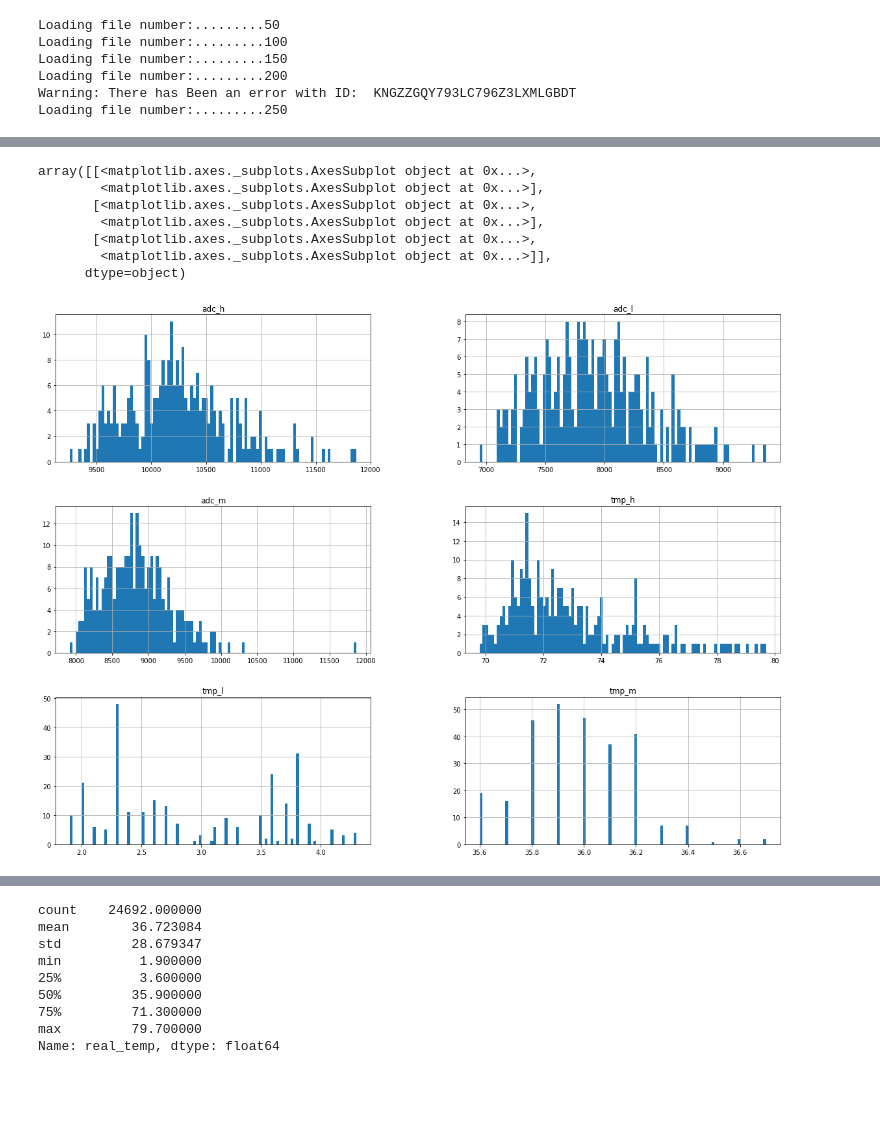
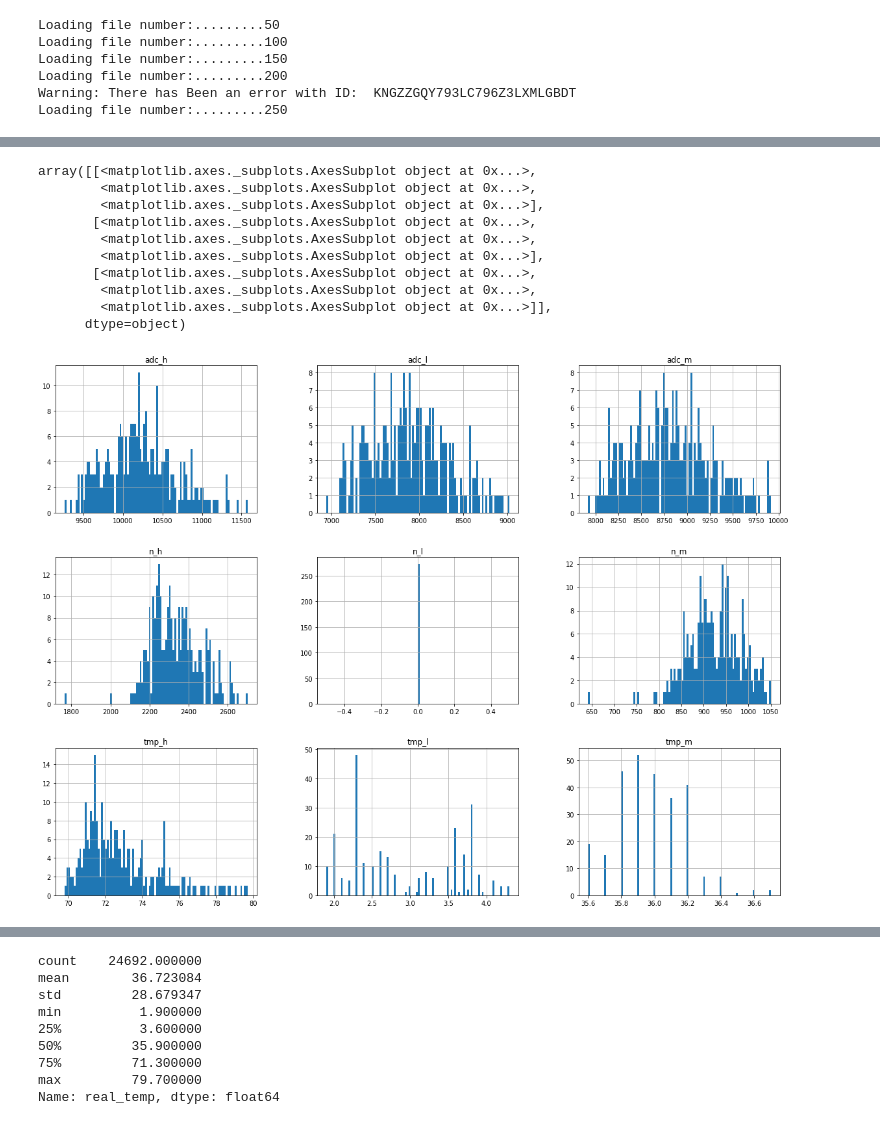
Before and after one commit to chamodw/ir-calibration, a Jupyter notebook: ml/DataVisualitzation.ipynb, the cells around one changed output, grey strips where cells are left out. Cells and saved outputs as stored; diff of their text form; code cells hidden in the pictures; blank space fills up the shorter version.

Commit message:
basic visualitzations

```diff
--- a/ml/DataVisualitzation.ipynb
+++ b/ml/DataVisualitzation.ipynb
@@ -30,8 +30,7 @@ df.describe()
 # %%
 import glob
 import numpy as np
-OUTLIER=15000
-OUTLIER_LOW=6000
+
 path = r'../data_tue/*' # use your path
 all_folders = glob.glob(path)
 
@@ -72,9 +71,10 @@ for folder in all_folders:
             print (bcolors.WARNING + "Warning: There has Been an error with ID:  "+str(folder.split('/')[2])+ bcolors.ENDC)
             break
     #removing some outliers
-    if np.average(np_low_adc)<OUTLIER and np.average(np_mid_adc)<OUTLIER and np.average(np_high_adc)<OUTLIER and np.average(np_low_adc)>OUTLIER_LOW and np.average(np_mid_adc)>OUTLIER_LOW and np.average(np_high_adc)>OUTLIER_LOW:
-        df_out_id.loc[l]= folder.split('/')[2],np.average(np_low_temp),np.average(np_low_adc),np.average(np_mid_temp),np.average(np_mid_adc),np.average(np_high_temp),np.average(np_high_adc)
-        l+=1
+#     if np.average(np_low_adc)<OUTLIER and np.average(np_mid_adc)<OUTLIER and np.average(np_high_adc)<OUTLIER and np.average(np_low_adc)>OUTLIER_LOW and np.average(np_mid_adc)>OUTLIER_LOW and np.average(np_high_adc)>OUTLIER_LOW:
+        #probably we could double check the std, to ensure that value of the sensor is good.
+    df_out_id.loc[l]= folder.split('/')[2],np.average(np_low_temp),np.average(np_low_adc),np.average(np_mid_temp),np.average(np_mid_adc),np.average(np_high_temp),np.average(np_high_adc)
+    l+=1
     if j%50 == 0:
 #         print (bcolors.WARNING+"Printing ID:  "+str(folder.split('/')[2])+bcolors.ENDC)
         print ("Loading file number:........."+str(j))
@@ -92,3 +92,27 @@ Loading file number:.........250
 #Clean up
 df_out_id=df_out_id.dropna()
 df_out=df_out.dropna()
+# %%
+OUTLIER_TOP=15000
+OUTLIER_LOW=6000
+
+df_clean=df_out_id.copy()
+# df_clean = df_clean.drop(df_out_id[(df_out_id.adc_l > OUTLIER_TOP].index)
+df_clean = df_clean.drop(df_clean[(df_clean.adc_l > OUTLIER_TOP )].index)
+df_clean = df_clean.drop(df_clean[(df_clean.adc_m > 10000 )].index)
+df_clean = df_clean.drop(df_clean[(df_clean.adc_h > OUTLIER_TOP )].index)
+df_clean = df_clean.drop(df_clean[(df_clean.adc_l < OUTLIER_LOW )].index)
+df_clean = df_clean.drop(df_clean[(df_clean.adc_m < OUTLIER_LOW )].index)
+df_clean = df_clean.drop(df_clean[(df_clean.adc_h < OUTLIER_LOW )].index)
+
+# df_clean = df_clean.drop(df_clean[(df_clean.tmp_l > 3 )].index)
+# df_clean = df_clean.drop(df_clean[(df_clean.tmp_l < 3.2 )].index)
+# df_clean = df_clean.drop(df_clean[(df_clean.tmp_h > 75)].index)
+# df_clean = df_clean.drop(df_clean[(df_clean.tmp_m > 36.1)].index)
+
+
+# df_clean = df_clean.drop(df_out_id[(df_out_id.tmp_l > 2 & )].index)
+# df_clean = df_clean.drop(df_out_id[(df_out_id.tmp_l > 2 & )].index)
+# df_clean = df_clean.drop(df_out_id[(df_out_id.tmp_l > 2 & )].index)
+# df_clean = df_clean.drop(df_out_id[(df_out_id.tmp_l > 2 & )].index)
+df_clean=df_clean.dropna()
@@ -109,0 +183,4 @@ memory usage: 17.3+ KB
+# %%
+df_clean['n_l']=0
+df_clean['n_m']=df_clean['adc_m']-df_clean['adc_l']
+df_clean['n_h']=df_clean['adc_h']-df_clean['adc_l']
@@ -110,14 +199,17 @@ memory usage: 17.3+ KB
 # %%
-df_out_id.hist(bins=100, figsize=(20,15))
+df_clean.hist(bins=100, figsize=(20,15))
 # %% [output]
 array([[<matplotlib.axes._subplots.AxesSubplot object at 0x...>,
+        <matplotlib.axes._subplots.AxesSubplot object at 0x...>,
         <matplotlib.axes._subplots.AxesSubplot object at 0x...>],
        [<matplotlib.axes._subplots.AxesSubplot object at 0x...>,
+        <matplotlib.axes._subplots.AxesSubplot object at 0x...>,
         <matplotlib.axes._subplots.AxesSubplot object at 0x...>],
        [<matplotlib.axes._subplots.AxesSubplot object at 0x...>,
+        <matplotlib.axes._subplots.AxesSubplot object at 0x...>,
         <matplotlib.axes._subplots.AxesSubplot object at 0x...>]],
       dtype=object)
-[figure, old version]
+[figure, new version]
 # %%
 from pandas.plotting import scatter_matrix
 
```
Also changed, not shown: parts of 21 cells of this notebook.
